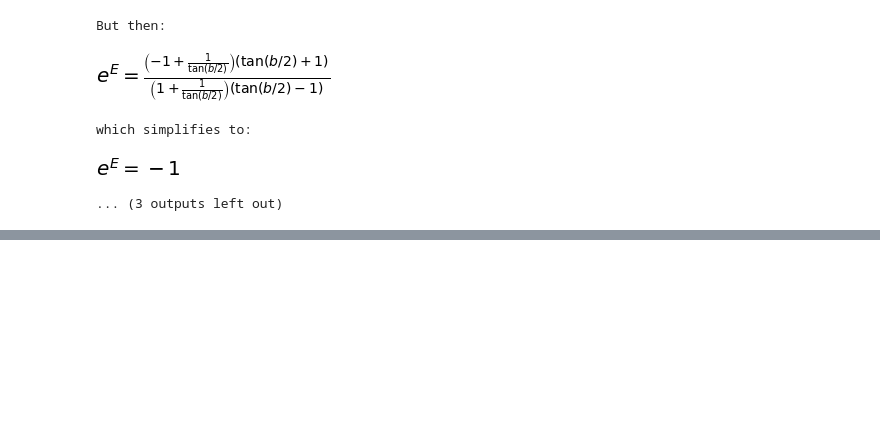
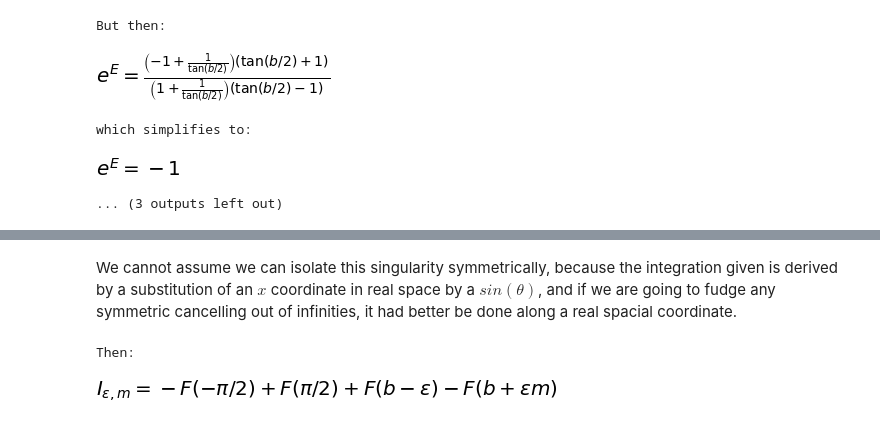
Before and after one commit to Future-Hangglider/Classical-aerodynamics, a Jupyter notebook: lifting_line_theory/integrate_sinbysinplusa.ipynb, the cells around one changed output, grey strips where cells are left out. Cells and saved outputs as stored; diff of their text form; code cells hidden in the pictures; blank space fills up the shorter version.

```diff
--- a/lifting_line_theory/integrate_sinbysinplusa.ipynb
+++ b/lifting_line_theory/integrate_sinbysinplusa.ipynb
@@ -98,0 +115,12 @@ which simplifies to:
+# %% [markdown]
+We cannot assume we can isolate this singularity symmetrically, because the integration
+given is derived by a substitution of an $x$ coordinate in real space by a $sin(\theta)$,
+and if we are going to fudge any symmetric cancelling out of infinities, it had
+better be done along a real spacial coordinate.
+# %%
+r1e = F.subs(x, b-epsilon) - F.subs(x, -sp.pi/2) + F.subs(x, sp.pi/2) - F.subs(x, b+epsilon*m)
+print("Then:")
+display(sp.Eq(Iem, r1e))
+# %% [output]
+Then:
+[figure, added]
```
Also changed, not shown: parts of 7 cells of this notebook, 2 other files.
